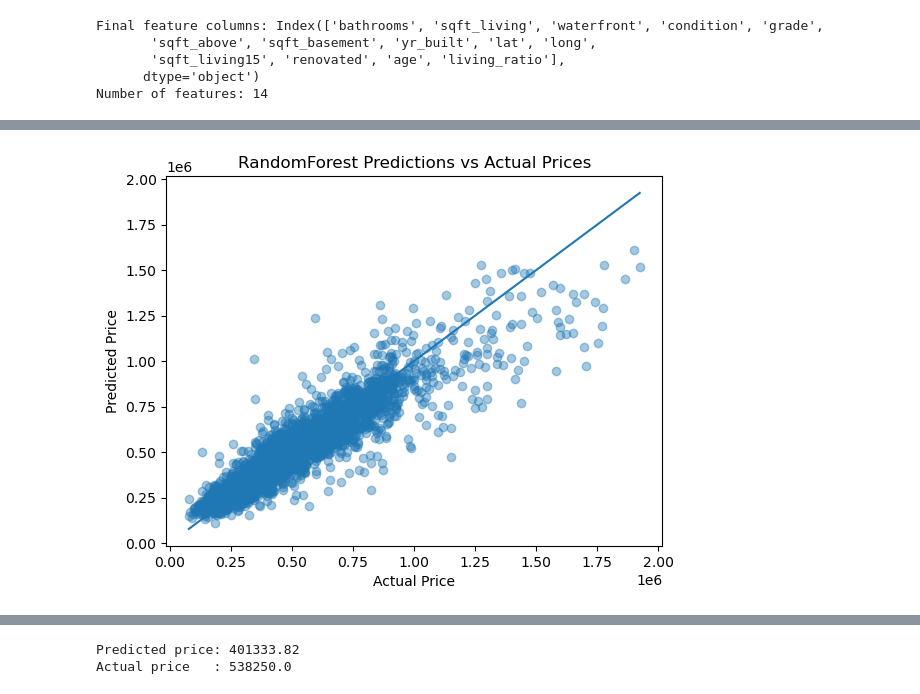
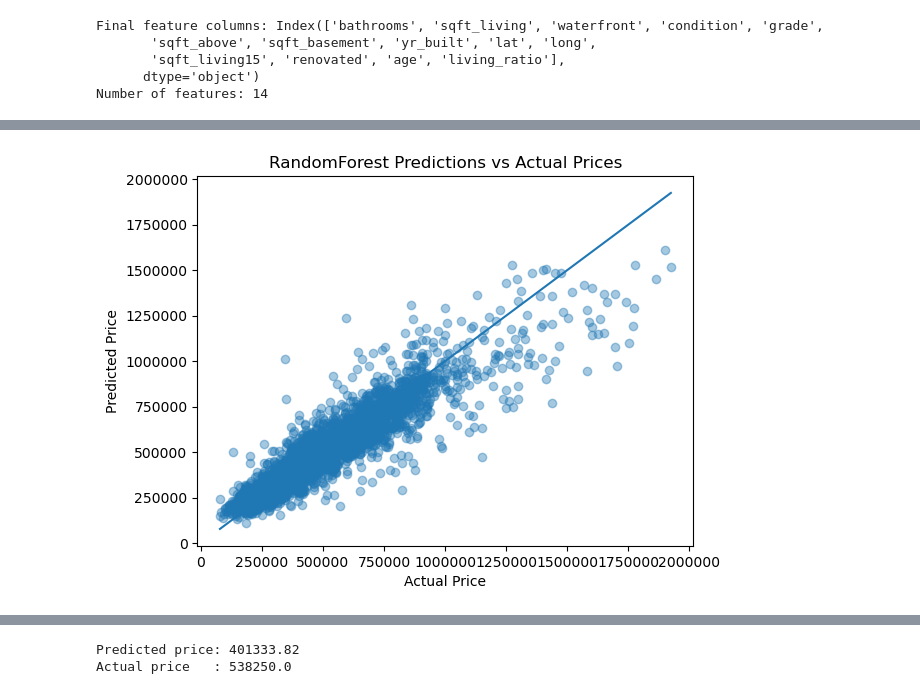
Before and after one commit to VitorAlmeida87/Project_3_Vitor_Jesus_Maryem, a Jupyter notebook: Tree_regressor_vitor_UNCHANGED.ipynb, the cells around one changed output, grey strips where cells are left out. Drawn from its saved outputs; the diff is of its cells as text; code cells hidden in the pictures.

```diff
--- a/Tree_regressor_vitor_UNCHANGED.ipynb
+++ b/Tree_regressor_vitor_UNCHANGED.ipynb
@@ -280,7 +404,3 @@ Final feature columns: Index(['bathrooms', 'sqft_living', 'waterfront', 'conditi
        'sqft_living15', 'renovated', 'age', 'living_ratio'],
       dtype='object')
 Number of features: 14
-# %%
-#Encode zipcode
-if "zipcode" in X.columns:
-    X = pd.get_dummies(X, columns=["zipcode"], drop_first=True)
@@ -369,0 +463,19 @@ dtype: float64
+# %%
+# Convert predictions back to real prices
+y_pred = np.expm1(y_pred_log)
+
+# Convert ground truth back to real prices too
+y_test_real = np.expm1(y_test)
+
+y_pred = y_pred
+y_test_real = y_test_real
+
+# Now compute metrics safely
+mse = mean_squared_error(y_test_real, y_pred)
+rmse = np.sqrt(mse)
+r2 = r2_score(y_test_real, y_pred)
+
+print("\nRandomForestRegressor Performance")
+print("MSE :", mse)
+print("RMSE:", rmse)
+print("R²  :", r2)
@@ -370,11 +551,12 @@ dtype: float64
 # %%
 plt.figure()
 plt.scatter(y_test_real, y_pred, alpha=0.4)
+plt.ticklabel_format(style='plain', axis='both')
 plt.xlabel("Actual Price")
 plt.ylabel("Predicted Price")
 plt.title("RandomForest Predictions vs Actual Prices")
 plt.plot([y_test_real.min(), y_test_real.max()],
          [y_test_real.min(), y_test_real.max()])
 plt.show()
 # %% [output]
-[figure, old version]
+[figure, new version]
```
Also changed, not shown: parts of 49 cells of this notebook.
